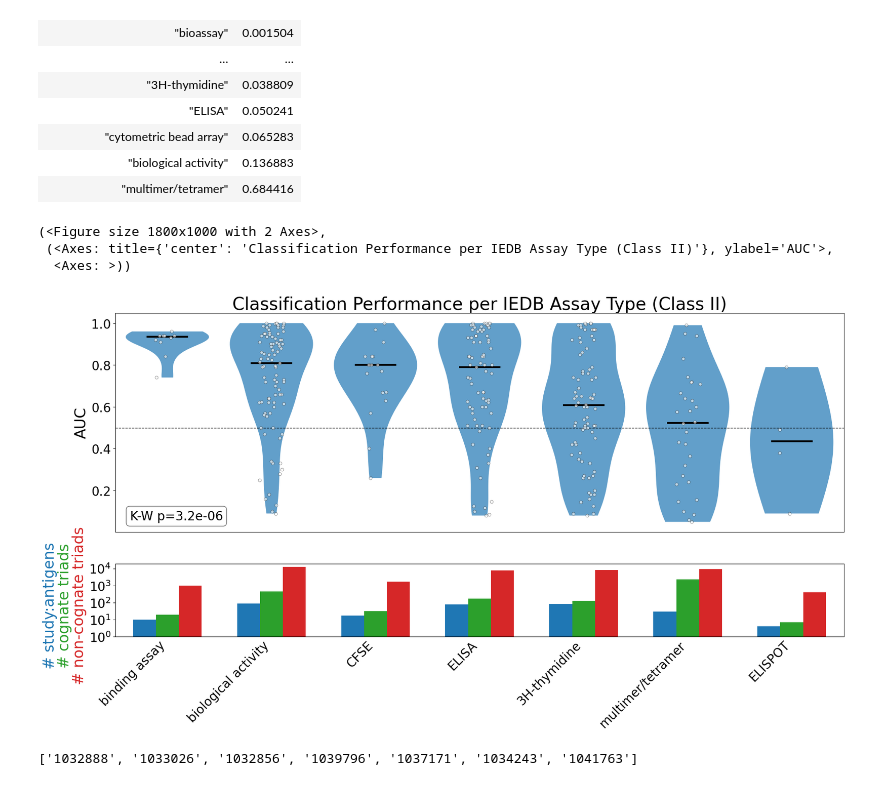
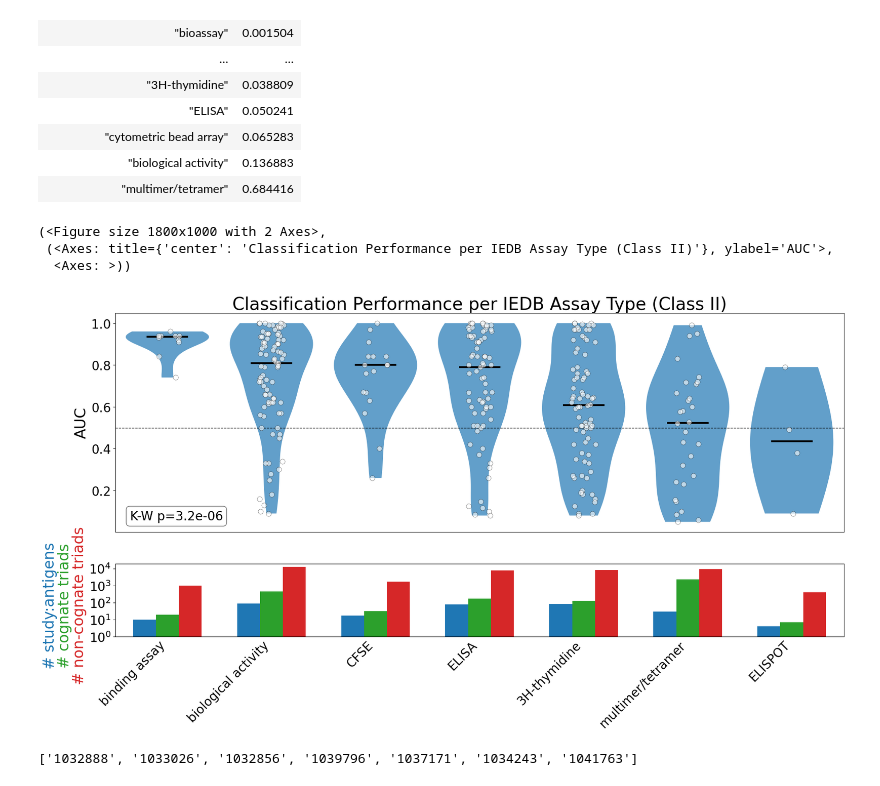
Before and after one commit to AltinLab/tcrtrifold-experiments, a Jupyter notebook: notebooks/fig_3/violin_breakdown.ipynb, the cells around one changed output. Saved outputs shown, nothing was run; the diff lists cells and outputs as text; code cells hidden in the pictures.

```diff
--- a/notebooks/fig_3/violin_breakdown.ipynb
+++ b/notebooks/fig_3/violin_breakdown.ipynb
@@ -890,34 +890,35 @@ featname = "mean_p_tcr_interface_pae"
 
 auc_partition_II_antigen = (
     (
         auc_at_II.filter(pl.col("featname") == featname)
         .group_by(pl.col("assay_type"))
         .agg(
             pl.col("auc"),
             pl.col("pos_triad"),
             pl.len().alias("n_as"),
             pl.col("neg_triad"),
             pl.col("auc").median().alias("med_auc"),
         )
     )
     .filter(pl.col("n_as") >= 4)
     .sort(by=pl.col("med_auc"), descending=True)
 )
 
 
 plot_violins_scatter(
     auc_partition_II_antigen.select("assay_type").to_series().to_list(),
     auc_partition_II_antigen.select("auc").to_series().to_list(),
     auc_partition_II_antigen.select("pos_triad").to_series().to_list(),
     auc_partition_II_antigen.select("neg_triad").to_series().to_list(),
     title="Classification Performance per IEDB Assay Type (Class II)",
     loc=(0.02, 0.1),
+    point_size=65,
 )
 # %% [output]
 (<Figure size 1800x1000 with 2 Axes>,
  (<Axes: title={'center': 'Classification Performance per IEDB Assay Type (Class II)'}, ylabel='AUC'>,
   <Axes: >))
-[figure, old version]
+[figure, new version]
 # %%
 iedb_I.filter(pl.col("assay_type") == "binding assay").select(
     "references"
```
Also changed, not shown: parts of 1 cell of this notebook, 15 other files.
